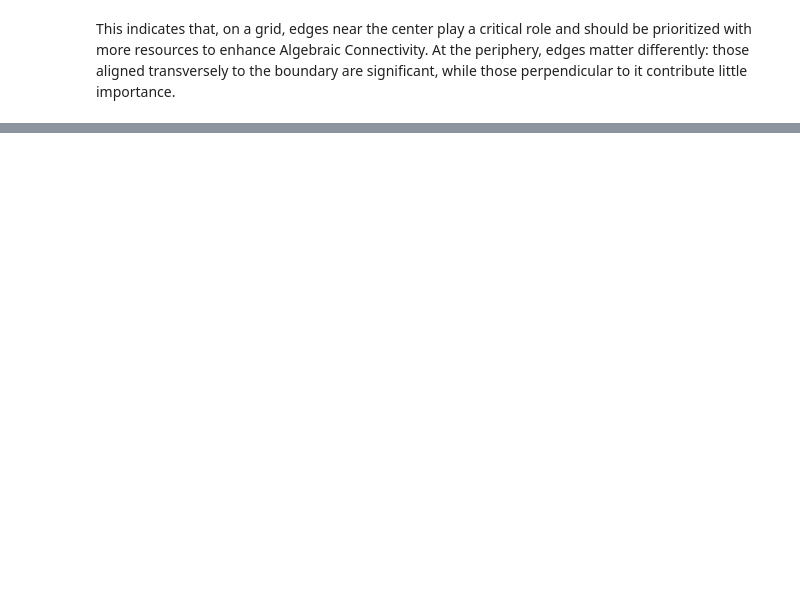
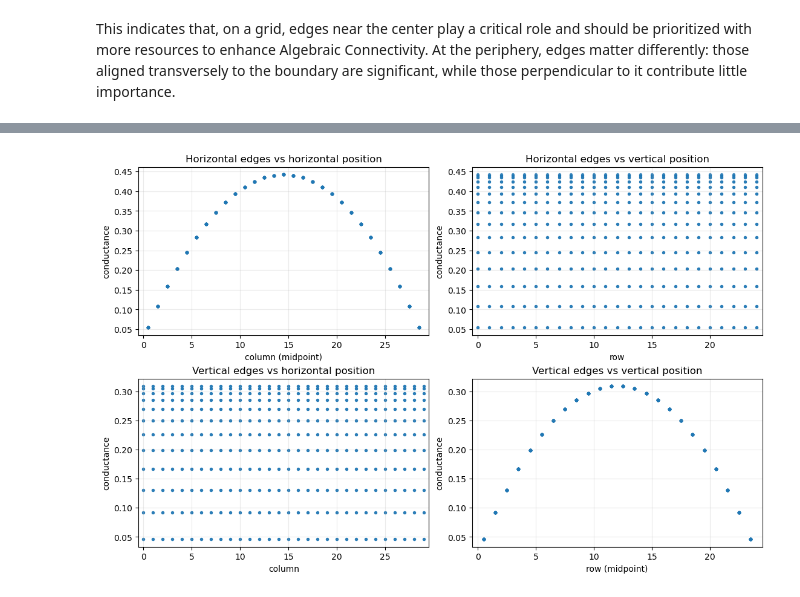
Before and after one commit to mikaberidze/gradnet, a Jupyter notebook: examples/1_algebraic_connectivity.ipynb, the cells around one changed output, grey strips where cells are left out. Cells and saved outputs as stored; diff of their text form; code cells hidden in the pictures; blank space fills up the shorter version.

```diff
--- a/examples/1_algebraic_connectivity.ipynb
+++ b/examples/1_algebraic_connectivity.ipynb
@@ -123,0 +181,76 @@ This indicates that, on a grid, edges near the center play a critical role and s
+# %%
+# One figure with 4 subplots: conductance vs position
+# Top row: horizontal edges; Bottom row: vertical edges.
+# Left column: x = horizontal (column) position; Right column: x = vertical (row) position.
+
+def _rc(n):
+    r = n // cols
+    c = n % cols
+    return r, c
+
+# Build arrays for plotting
+xh_hpos, xh_vpos, wh = [], [], []
+for (u, v) in edges_horiz:
+    ru, cu = _rc(u)
+    rv, cv = _rc(v)
+    r = ru  # same row
+    c = min(cu, cv)
+    xh_hpos.append(c + 0.5)       # horizontal midpoint between columns
+    xh_vpos.append(r)             # row index
+    wh.append(net[u][v]['weight'])
+
+xv_hpos, xv_vpos, wv = [], [], []
+for (u, v) in edges_vert:
+    ru, cu = _rc(u)
+    rv, cv = _rc(v)
+    r = min(ru, rv)
+    c = cu  # same column
+    xv_hpos.append(c)             # column index
+    xv_vpos.append(r + 0.5)       # vertical midpoint between rows
+    wv.append(net[u][v]['weight'])
+
+fig, axs = plt.subplots(2, 2, figsize=(11, 7), constrained_layout=True)
+
+# Horizontal edges vs horizontal position
+ax = axs[0, 0]
+if len(wh) > 0:
+    ax.scatter(xh_hpos, wh, s=8, alpha=0.7)
+ax.set_title('Horizontal edges vs horizontal position')
+ax.set_xlabel('column (midpoint)')
+ax.set_ylabel('conductance')
+ax.set_xlim(-0.5, cols - 0.5)
+ax.grid(True, alpha=0.25)
+
+# Horizontal edges vs vertical position
+ax = axs[0, 1]
+if len(wh) > 0:
+    ax.scatter(xh_vpos, wh, s=8, alpha=0.7)
+ax.set_title('Horizontal edges vs vertical position')
+ax.set_xlabel('row')
+ax.set_ylabel('conductance')
+ax.set_xlim(-0.5, rows - 0.5)
+ax.grid(True, alpha=0.25)
+
+# Vertical edges vs horizontal position
+ax = axs[1, 0]
+if len(wv) > 0:
+    ax.scatter(xv_hpos, wv, s=8, alpha=0.7)
+ax.set_title('Vertical edges vs horizontal position')
+ax.set_xlabel('column')
+ax.set_ylabel('conductance')
+ax.set_xlim(-0.5, cols - 0.5)
+ax.grid(True, alpha=0.25)
+
+# Vertical edges vs vertical position
+ax = axs[1, 1]
+if len(wv) > 0:
+    ax.scatter(xv_vpos, wv, s=8, alpha=0.7)
+ax.set_title('Vertical edges vs vertical position')
+ax.set_xlabel('row (midpoint)')
+ax.set_ylabel('conductance')
+ax.set_xlim(-0.5, rows - 0.5)
+ax.grid(True, alpha=0.25)
+
+plt.show()
+# %% [output]
+[figure, added]
```
Also changed, not shown: parts of 7 cells of this notebook, 15 other files.
